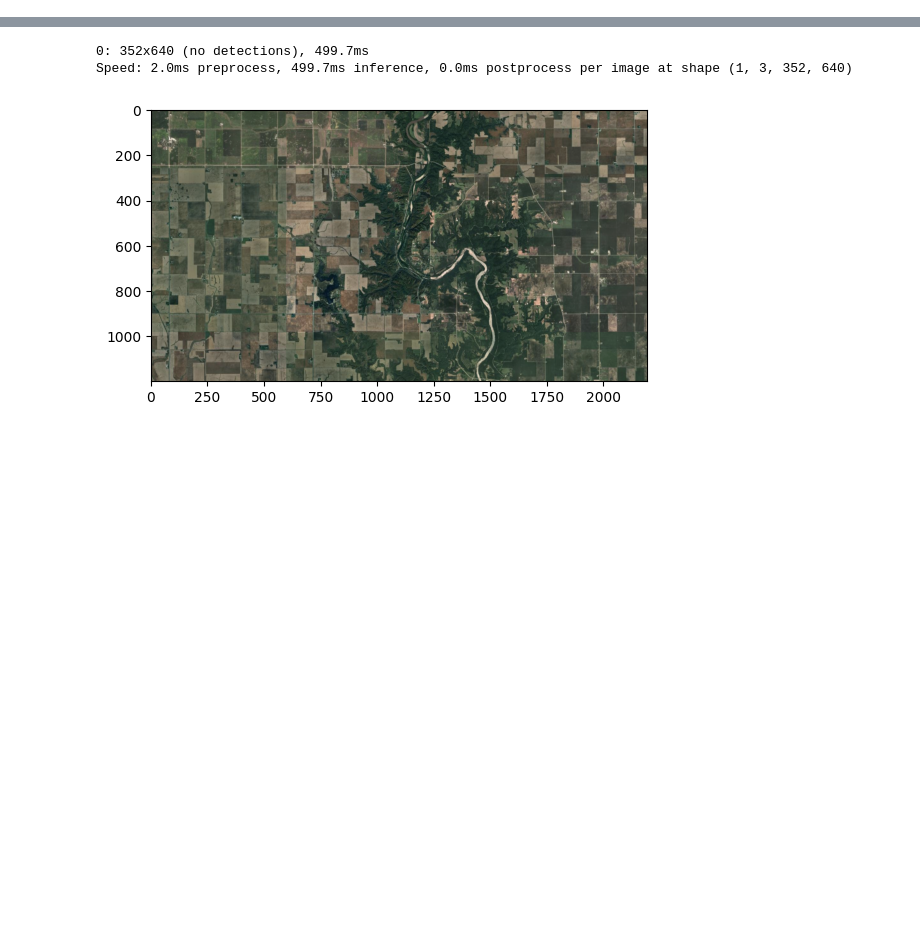
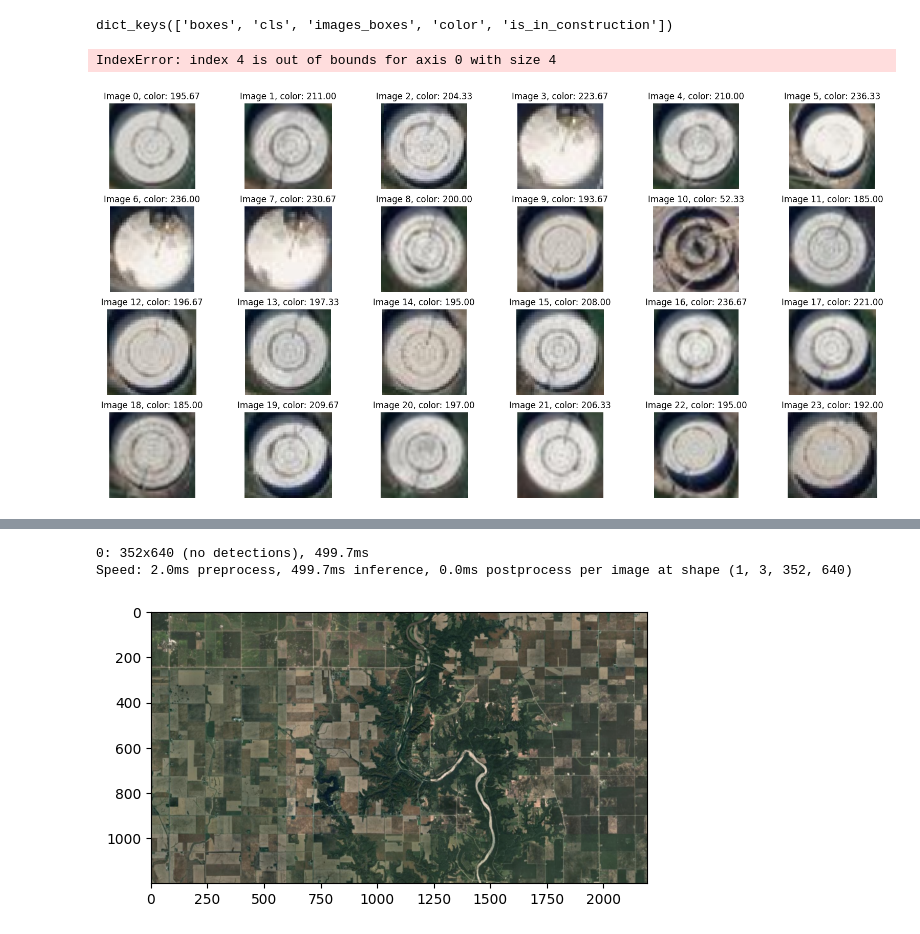
Before and after one commit to wesleymth/Lauzhack-2024-Counting-Stuff, a Jupyter notebook: yolo.ipynb, the cells around one changed output, grey strips where cells are left out. Drawn from its saved outputs; the diff is of its cells as text; code cells hidden in the pictures; blank space fills up the shorter version.

```diff
--- a/yolo.ipynb
+++ b/yolo.ipynb
@@ -23,0 +34,21 @@ Speed: 6.0ms preprocess, 168.5ms inference, 8.0ms postprocess per image at shape
+# %%
+import pickle
+with open("data/results_satellite_storage tank.pkl", "rb") as f:
+    results = pickle.load(f)
+# %%
+results[0].keys()
+# %% [output]
+dict_keys(['boxes', 'cls', 'images_boxes', 'color', 'is_in_construction'])
+# %%
+fig, ax = plt.subplots(4, 6, figsize=(20, 10))
+for i, cropped_image in enumerate(results["images_boxes"]):
+
+    ax[i//6, i%6].imshow(cropped_image[...,::-1])
+    ax[i//6, i%6].set_title(f"Image {i}, color: {results['color'][i]:.2f}")
+    ax[i//6, i%6].axis("off")
+
+plt.tight_layout()
+# plt.imshow(results["images_boxes"][-24][...,::-1])
+# %% [output]
+IndexError: index 4 is out of bounds for axis 0 with size 4
+[figure, added]
```
Also changed, not shown: parts of 9 cells of this notebook, 1 other file.
